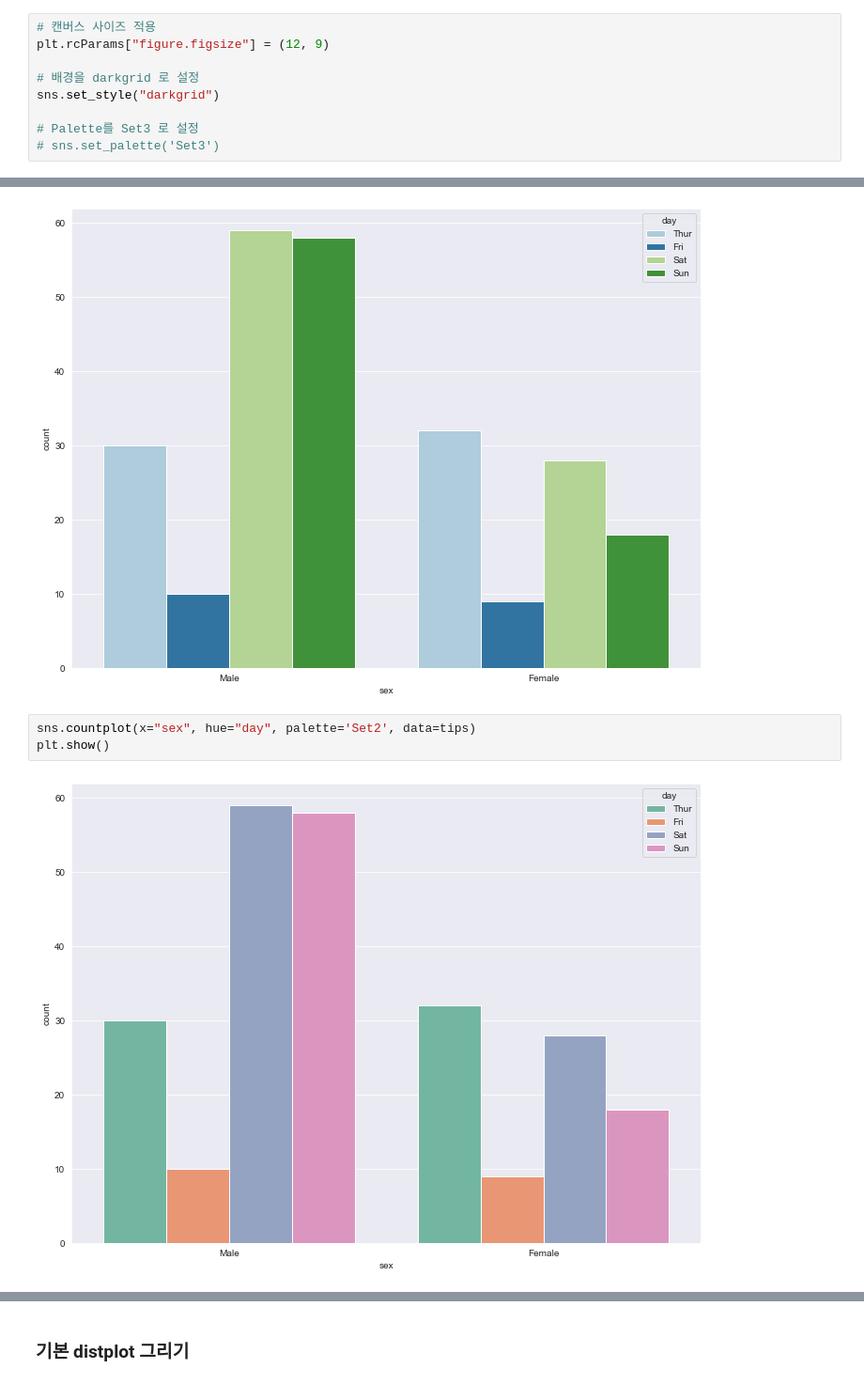
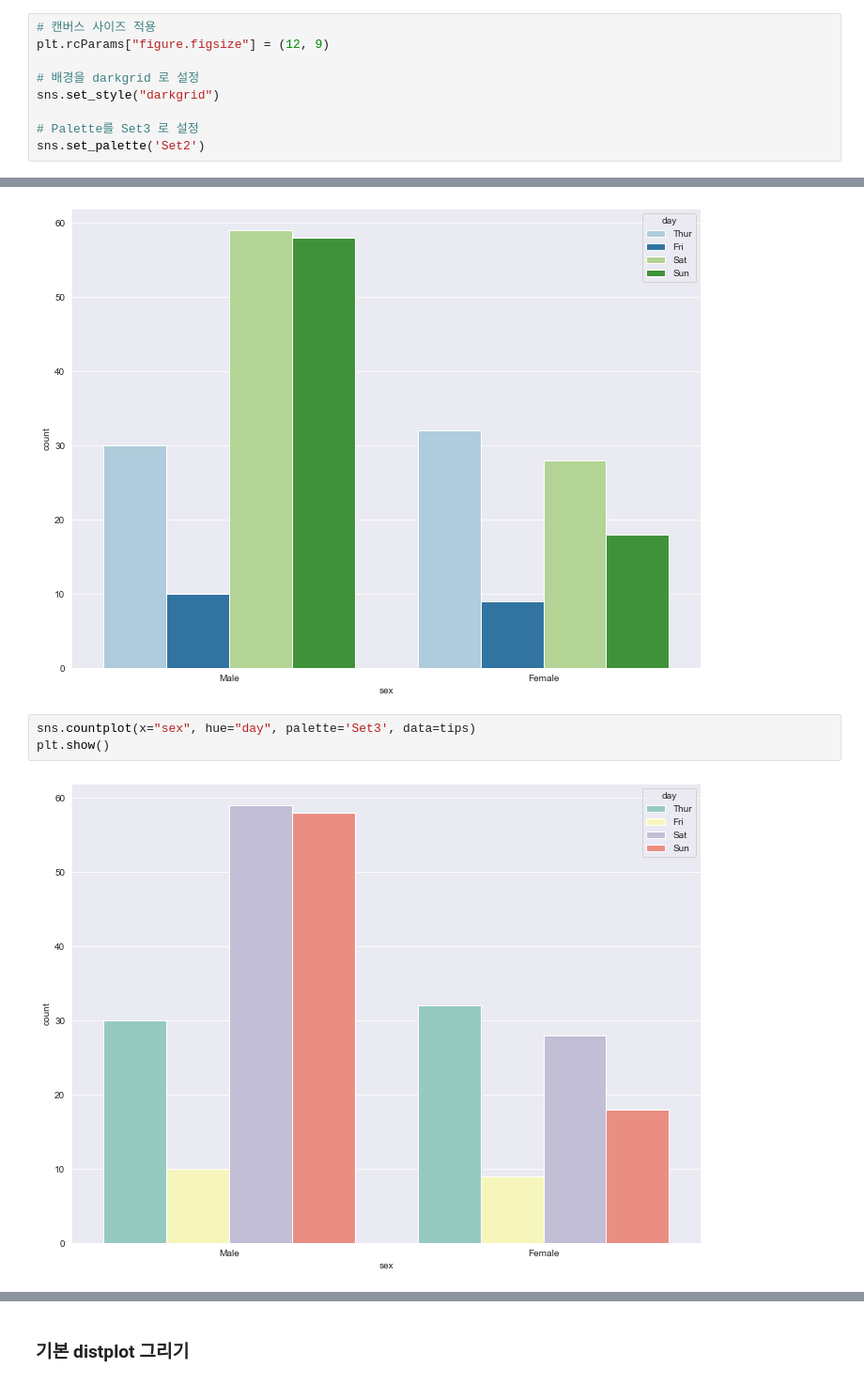
Before and after one commit to dongminlee94/data-visualization-tutorial, a Jupyter notebook: src/2_seaborn.ipynb, the cells around one changed output, grey strips where cells are left out. Shown at 94% size. Saved outputs shown, nothing was run; the diff lists cells and outputs as text.

```diff
--- a/src/2_seaborn.ipynb
+++ b/src/2_seaborn.ipynb
@@ -23,4 +25,4 @@ plt.rcParams["figure.figsize"] = (12, 9)
 sns.set_style("darkgrid")
 
 # Palette를 Set3 로 설정
-# sns.set_palette('Set3')
+sns.set_palette('Set2')
@@ -137,8 +135,8 @@ plt.show()
 # %% [output]
 [figure]
 # %%
-sns.countplot(x="sex", hue="day", palette='Set2', data=tips)
+sns.countplot(x="sex", hue="day", palette='Set3', data=tips)
 plt.show()
 # %% [output]
-[figure, old version]
+[figure, new version]
 # %% [markdown]
```
Also changed, not shown: parts of 82 cells of this notebook, 10 other files.
